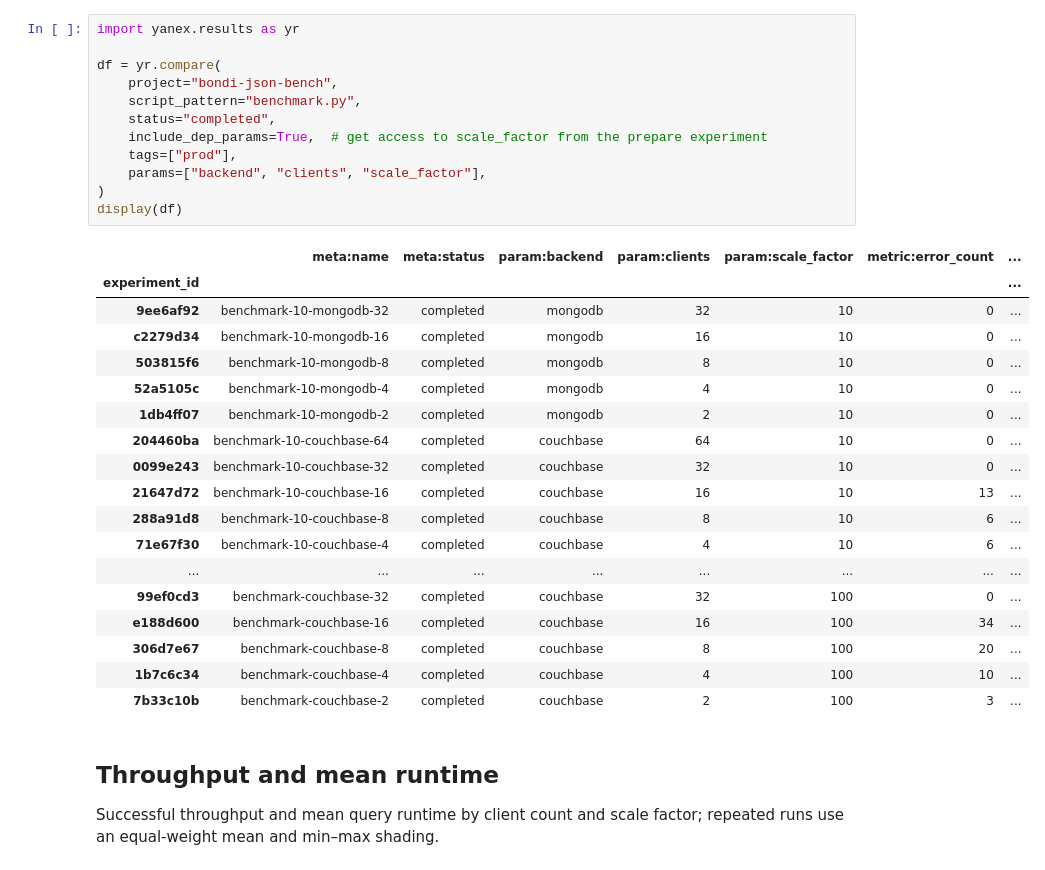
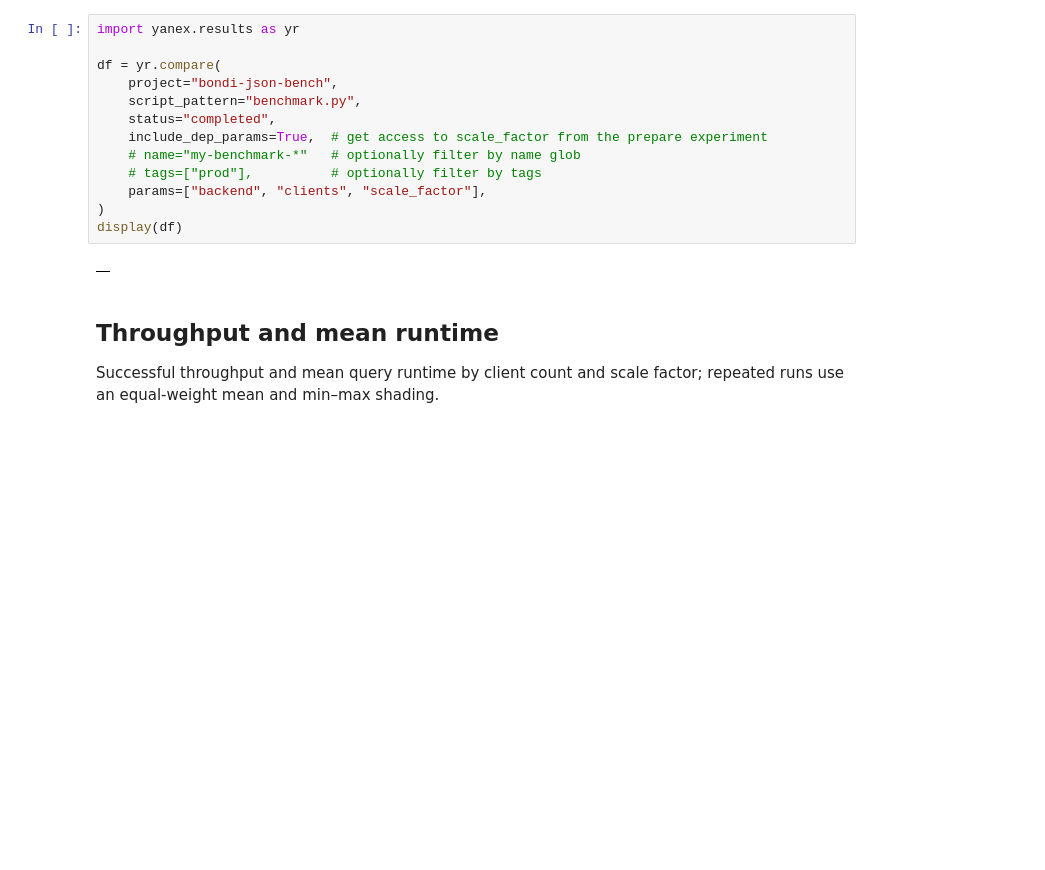
Before and after one commit to relaxed-constraints/bondi-json-bench, a Jupyter notebook: notebooks/analysis.ipynb, the cells around one changed output. Saved outputs shown, nothing was run; the diff lists cells and outputs as text; blank space fills up the shorter version.

```diff
--- a/notebooks/analysis.ipynb
+++ b/notebooks/analysis.ipynb
@@ -1,34 +1,18 @@
 # %%
 import yanex.results as yr
 
 df = yr.compare(
     project="bondi-json-bench",
     script_pattern="benchmark.py",
     status="completed",
     include_dep_params=True,  # get access to scale_factor from the prepare experiment
-    tags=["prod"],
+    # name="my-benchmark-*"   # optionally filter by name glob
+    # tags=["prod"],          # optionally filter by tags
     params=["backend", "clients", "scale_factor"],
 )
 display(df)
 # %% [output]
-|  | meta:name | meta:status | param:backend | param:clients | param:scale_factor | metric:error_count | ... |
-| experiment_id |  |  |  |  |  |  | ... |
-| 9ee6af92 | benchmark-10-mongodb-32 | completed | mongodb | 32 | 10 | 0 | ... |
-| c2279d34 | benchmark-10-mongodb-16 | completed | mongodb | 16 | 10 | 0 | ... |
-| 503815f6 | benchmark-10-mongodb-8 | completed | mongodb | 8 | 10 | 0 | ... |
-| 52a5105c | benchmark-10-mongodb-4 | completed | mongodb | 4 | 10 | 0 | ... |
-| 1db4ff07 | benchmark-10-mongodb-2 | completed | mongodb | 2 | 10 | 0 | ... |
-| 204460ba | benchmark-10-couchbase-64 | completed | couchbase | 64 | 10 | 0 | ... |
-| 0099e243 | benchmark-10-couchbase-32 | completed | couchbase | 32 | 10 | 0 | ... |
-| 21647d72 | benchmark-10-couchbase-16 | completed | couchbase | 16 | 10 | 13 | ... |
-| 288a91d8 | benchmark-10-couchbase-8 | completed | couchbase | 8 | 10 | 6 | ... |
-| 71e67f30 | benchmark-10-couchbase-4 | completed | couchbase | 4 | 10 | 6 | ... |
-| ... | ... | ... | ... | ... | ... | ... | ... |
-| 99ef0cd3 | benchmark-couchbase-32 | completed | couchbase | 32 | 100 | 0 | ... |
-| e188d600 | benchmark-couchbase-16 | completed | couchbase | 16 | 100 | 34 | ... |
-| 306d7e67 | benchmark-couchbase-8 | completed | couchbase | 8 | 100 | 20 | ... |
-| 1b7c6c34 | benchmark-couchbase-4 | completed | couchbase | 4 | 100 | 10 | ... |
-| 7b33c10b | benchmark-couchbase-2 | completed | couchbase | 2 | 100 | 3 | ... |
+|  |
 # %% [markdown]
 ## Throughput and mean runtime
 
```
Also changed, not shown: parts of 1 cell of this notebook, 21 other files.
